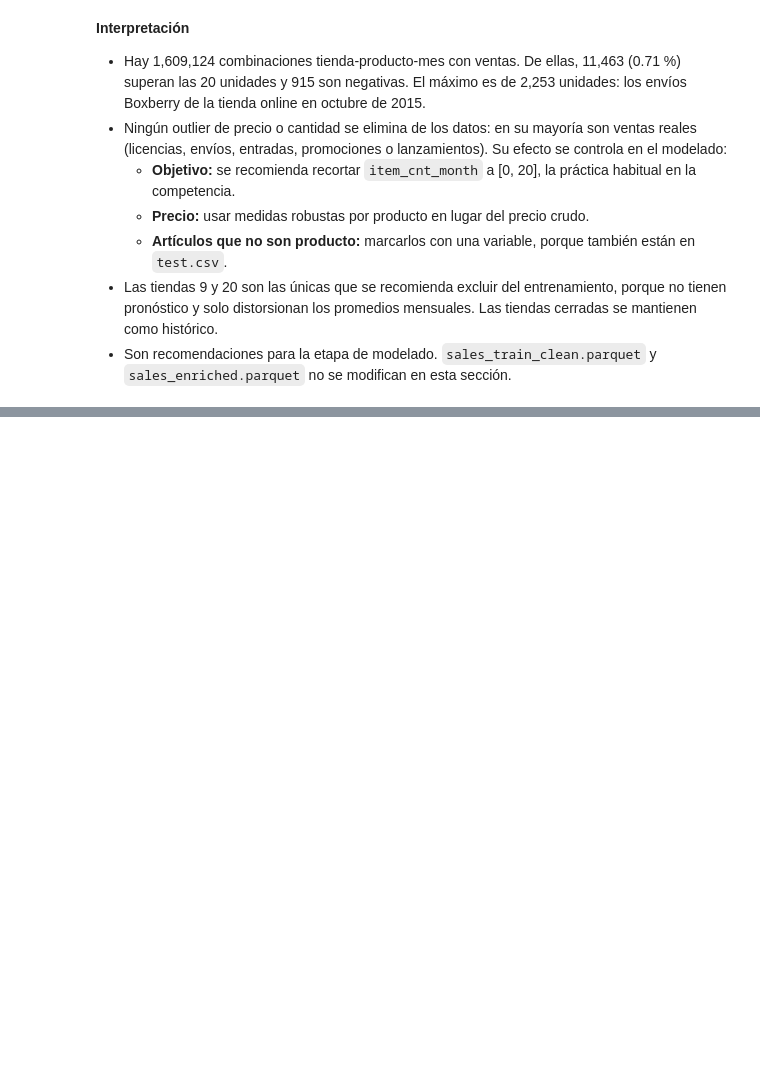
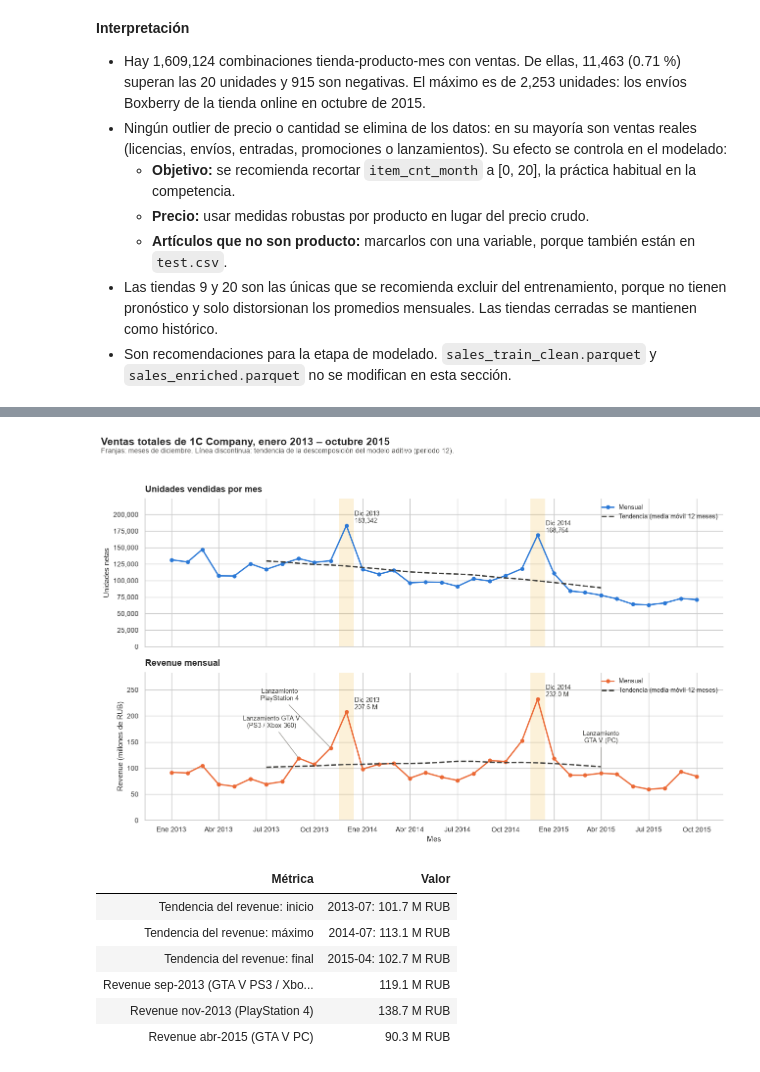
Before and after one commit to LuisCruz1996/predict_future_sales, a Jupyter notebook: notebooks/01_exploratory_data_analysis.ipynb, the cells around one changed output, grey strips where cells are left out. Drawn from its saved outputs; the diff is of its cells as text; code cells hidden in the pictures; blank space fills up the shorter version.

Commit message:
Sección 8: visualizaciones clave
Co-Authored-By: Claude Opus 5.5 <noreply@anthropic.com>

```diff
--- a/notebooks/01_exploratory_data_analysis.ipynb
+++ b/notebooks/01_exploratory_data_analysis.ipynb
@@ -43,6 +46,7 @@ DATA_PATH = Path("../data/raw")
 INTERIM_PATH = Path("../data/interim")
 CLEAN_SALES_FILE = "sales_train_clean.parquet"
 ENRICHED_SALES_FILE = "sales_enriched.parquet"
+FIGURES_PATH = Path("../reports/figures")
 
 FILES = {
     "sales_train": "sales_train.csv",
@@ -3537,0 +3600,70 @@ Pares tienda-producto-mes: 1,609,124 | item_cnt_month > 20: 11,463 (0.71%) | < 0
+# %%
+revenue_decomposition = seasonal_decompose(monthly_ts["revenue_m"], model=DECOMPOSITION_MODEL, period=12)
+LAUNCHES = {
+    pd.Timestamp("2013-09-01"): "Lanzamiento GTA V\n(PS3 / Xbox 360)",
+    pd.Timestamp("2013-11-01"): "Lanzamiento\nPlayStation 4",
+    pd.Timestamp("2015-04-01"): "Lanzamiento\nGTA V (PC)",
+}
+
+fig, axes = plt.subplots(2, 1, figsize=(13, 8.5), sharex=True)
+panels = [
+    (axes[0], monthly_ts["units"], decomposition.trend, UNITS_COLOR, "Unidades vendidas por mes",
+     "Unidades netas", "{:,.0f}"),
+    (axes[1], monthly_ts["revenue_m"], revenue_decomposition.trend, REVENUE_COLOR, "Revenue mensual",
+     "Revenue (millones de RUB)", "{:,.1f} M"),
+]
+for ax, series, trend_line, color, title, ylabel, value_fmt in panels:
+    for month in december_months:
+        ax.axvspan(month - pd.Timedelta(days=14), month + pd.Timedelta(days=14), color="#eda100", alpha=0.15,
+                   linewidth=0)
+    ax.plot(series.index, series, color=color, linewidth=2, marker="o", markersize=5, label="Mensual")
+    ax.plot(trend_line.index, trend_line, color=TREND_COLOR, linewidth=2, linestyle="--",
+            label="Tendencia (media móvil 12 meses)")
+    for month in december_months:
+        ax.annotate(f"Dic {month:%Y}\n{value_fmt.format(series[month])}", (month, series[month]),
+                    xytext=(12, 4), textcoords="offset points", ha="left", fontsize=9, color="#3d3d3a")
+    style_axis(ax, title, "", ylabel)
+    ax.yaxis.set_major_formatter(THOUSANDS)
+    ax.set_ylim(0, series.max() * 1.22)
+    ax.legend(loc="upper right", fontsize=9, frameon=False)
+
+LAUNCH_OFFSETS = {pd.Timestamp("2013-09-01"): (-40, 45), pd.Timestamp("2013-11-01"): (-75, 70),
+                  pd.Timestamp("2015-04-01"): (0, 45)}
+for month, label in LAUNCHES.items():
+    value = monthly_ts.loc[month, "revenue_m"]
+    axes[1].annotate(label, (month, value), xytext=LAUNCH_OFFSETS[month], textcoords="offset points",
+                     ha="center",
+                     fontsize=9, color="#3d3d3a",
+                     arrowprops={"arrowstyle": "-", "color": "#9a9893", "linewidth": 1})
+axes[1].xaxis.set_major_locator(mdates.MonthLocator(bymonth=[1, 4, 7, 10]))
+axes[1].xaxis.set_major_formatter(mtick.FuncFormatter(
+    lambda x, _: f"{MONTH_NAMES[mdates.num2date(x).month - 1]} {mdates.num2date(x):%Y}"
+))
+axes[1].set_xlabel("Mes", fontsize=11)
+fig.suptitle("Ventas totales de 1C Company, enero 2013 – octubre 2015", fontsize=15, fontweight="bold",
+             x=0.01, y=0.995, ha="left")
+fig.text(0.01, 0.958, "Franjas: meses de diciembre. Línea discontinua: tendencia de la descomposición del "
+         f"modelo {MODEL_LABEL} (periodo 12).", fontsize=10, color="#52514e")
+plt.tight_layout(rect=(0, 0, 1, 0.945))
+save_figure(fig, "8a_serie_ventas_totales")
+plt.show()
+
+revenue_trend = revenue_decomposition.trend.dropna()
+style_table(pd.DataFrame({
+    "Métrica": ["Tendencia del revenue: inicio", "Tendencia del revenue: máximo",
+                "Tendencia del revenue: final", "Revenue sep-2013 (GTA V PS3 / Xbox 360)",
+                "Revenue nov-2013 (PlayStation 4)", "Revenue abr-2015 (GTA V PC)"],
+    "Valor": [f"{revenue_trend.index[0]:%Y-%m}: {revenue_trend.iloc[0]:,.1f} M RUB",
+              f"{revenue_trend.idxmax():%Y-%m}: {revenue_trend.max():,.1f} M RUB",
+              f"{revenue_trend.index[-1]:%Y-%m}: {revenue_trend.iloc[-1]:,.1f} M RUB",
+              *[f"{monthly_ts.loc[m, 'revenue_m']:,.1f} M RUB" for m in LAUNCHES]],
+}))
+# %% [output]
+[figure, added]
+| Métrica | Valor |
+| Tendencia del revenue: inicio | 2013-07: 101.7 M RUB |
+| Tendencia del revenue: máximo | 2014-07: 113.1 M RUB |
+| Tendencia del revenue: final | 2015-04: 102.7 M RUB |
+| Revenue sep-2013 (GTA V PS3 / Xbo... | 119.1 M RUB |
+| Revenue nov-2013 (PlayStation 4) | 138.7 M RUB |
+| Revenue abr-2015 (GTA V PC) | 90.3 M RUB |
```
Also changed, not shown: parts of 23 cells of this notebook, 7 other files.
